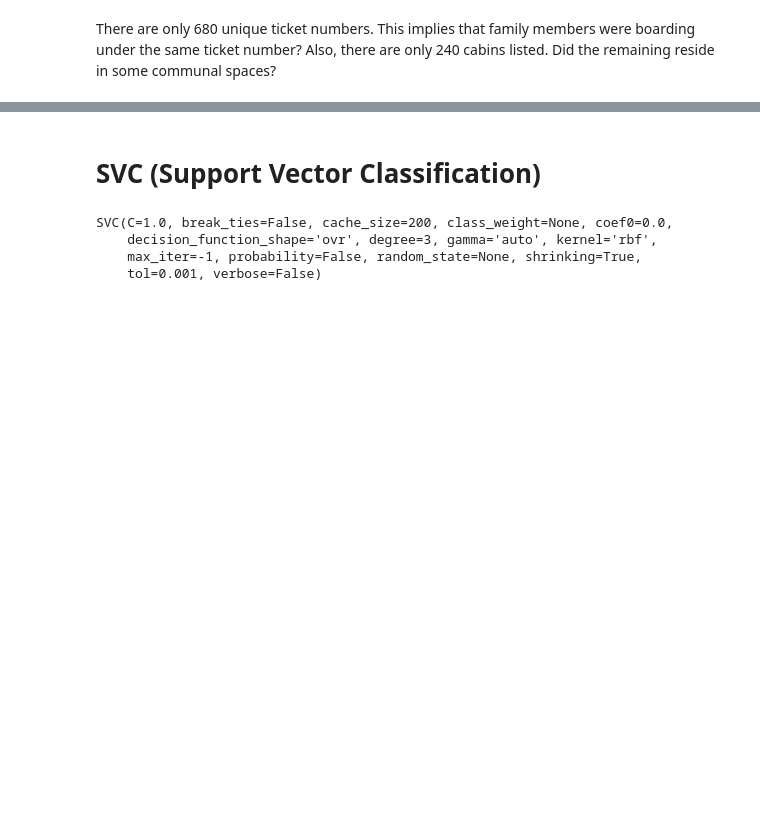
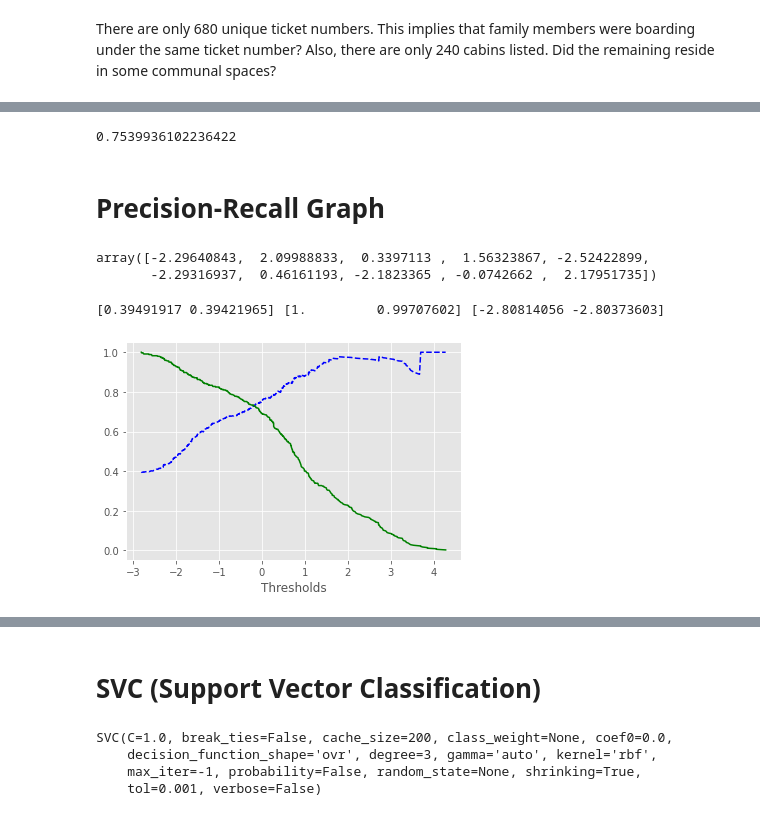
Before and after one commit to cgoeser1/MSDS422_course_assignments, a Jupyter notebook: Titanic(2021OCT17).ipynb, the cells around one changed output, grey strips where cells are left out. Saved outputs shown, nothing was run; the diff lists cells and outputs as text; code cells hidden in the pictures; blank space fills up the shorter version.

```diff
--- a/Titanic(2021OCT17).ipynb
+++ b/Titanic(2021OCT17).ipynb
@@ -402,0 +423,3 @@ len(train.Name.unique())
+# %%
+y_train = train_needed_dummies['Survived']
+len(y_train)
@@ -402,0 +428,4 @@ len(train.Name.unique())
+# %%
+from sklearn.linear_model import LogisticRegression
+logisReg = LogisticRegression()
+logisReg.fit(x_train_final, y_train)
@@ -402,0 +487,32 @@ len(train.Name.unique())
+# %%
+# Find the precision
+precision_score(y_train, y_train_pred) # ==  231/ (231 + 78)
+# %% [output]
+0.7539936102236422
+# %% [markdown]
+# Precision-Recall Graph
+# %%
+y_scores = cross_val_predict(logisReg, x_train_final, y_train, cv=3, method="decision_function")
+y_scores[0:10]
+# %% [output]
+array([-2.29640843,  2.09988833,  0.3397113 ,  1.56323867, -2.52422899,
+       -2.29316937,  0.46161193, -2.1823365 , -0.0742662 ,  2.17951735])
+# %%
+from sklearn.metrics import precision_recall_curve
+
+precisions, recalls, thresholds = precision_recall_curve(y_train, y_scores)
+# %%
+print(precisions[0:2], recalls[0:2], thresholds[0:2])
+# %% [output]
+[0.39491917 0.39421965] [1.         0.99707602] [-2.80814056 -2.80373603]
+# %%
+def plot_precision_recall_vs_threshold(precisions, recalls, thresholds):
+    plt.plot(thresholds, precisions[:-1], "b--", label="Precision")
+    plt.plot(thresholds, recalls[:-1], "g-", label="Recall")
+    plt.xlabel("Thresholds")
+
+
+plot_precision_recall_vs_threshold(precisions, recalls, thresholds)
+plt.show()
+# %% [output]
+[figure, added]
```
Also changed, not shown: parts of 58 cells of this notebook.
